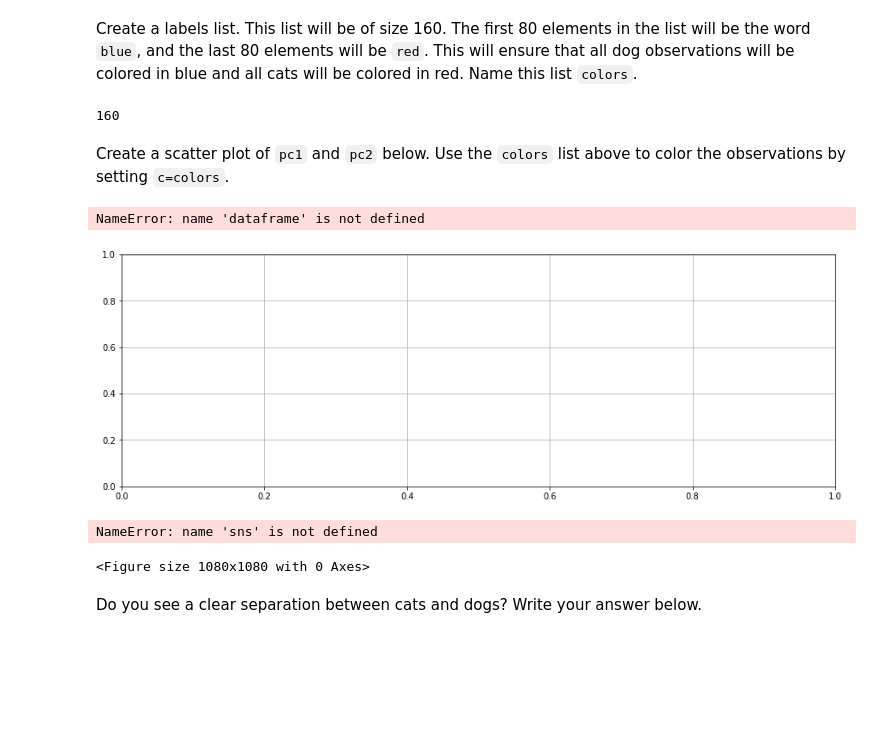
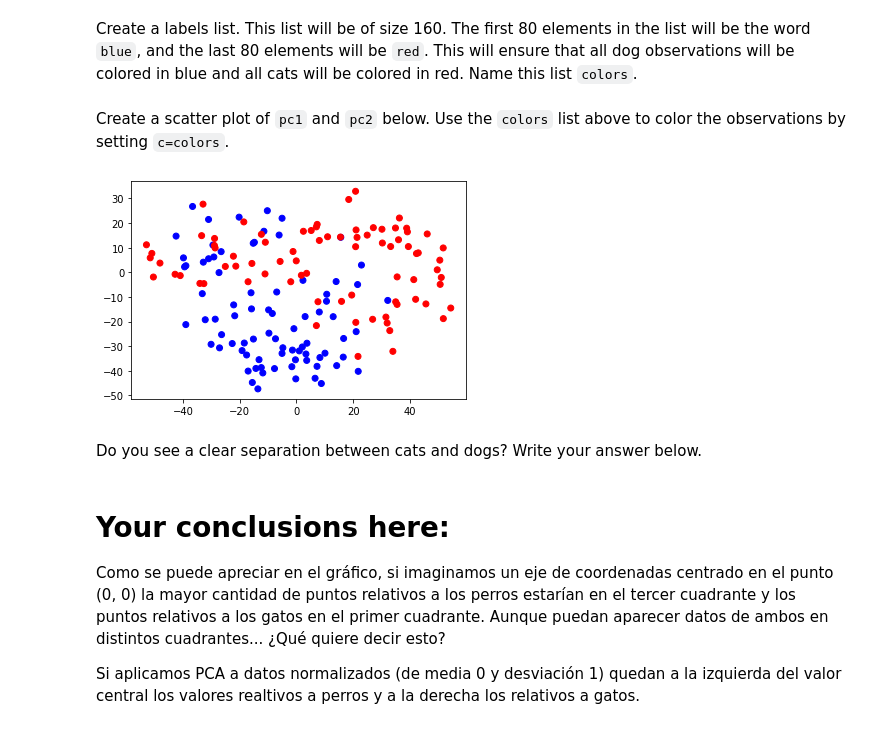
Before and after one commit to NSG2019/data-labs, a Jupyter notebook: module-2/lab-pca/your-code/main.ipynb, the cells around one changed output. Cells and saved outputs as stored; diff of their text form; code cells hidden in the pictures; blank space fills up the shorter version.

```diff
--- a/module-2/lab-pca/your-code/main.ipynb
+++ b/module-2/lab-pca/your-code/main.ipynb
@@ -194,46 +194,26 @@ display (projection.head())
 | 4 | -32.866232 | 4.119687 |
 # %% [markdown]
 Create a labels list. This list will be of size 160. The first 80 elements in the list will be the word `blue`, and the last 80 elements will be `red`. This will ensure that all dog observations will be colored in blue and all cats will be colored in red. Name this list `colors`.
-# %%
-# Your code here:
-
-blue=['blue' for i in range(80)]
-red=['red' for i in range(80)]
-colors=blue+red
-print (len(colors))
-# %% [output]
-160
+# %%
+# Your code here:
+
+
+colors = ['blue' if x <= 80 else 'red' for x in range(0, 160)]
 # %% [markdown]
 Create a scatter plot of `pc1` and `pc2` below. Use the `colors` list above to color the observations by setting `c=colors`.
-# %%
-
-plt.figure(figsize = (15, 5))
-plt.grid(True)
-
-plot = plt.scatter(x = dataframe['pc1'], y = dataframe['pc2'], c = label_list, marker = 'x')
-
-plt.show();
-# %% [output]
-NameError: name 'dataframe' is not defined
-[figure, removed]
-# %%
-# Your code here:
-
-plt.figure(figsize=(15,15))
-sns.scatterplot(projection.pc1, projection.pc2, hue=colors)
-# azul=perros, rojo=gatos
-sns.lineplot(projection.pc1, (-5/6)*projection.pc1+23, color='b')
-sns.lineplot(projection.pc1, (-5/6)*projection.pc1-5, color='g')
-sns.lineplot(projection.pc1, (-5/6)*projection.pc1-45, color='r')
-plt.legend()
-plt.xlabel('pc1')
-plt.ylabel('pc2')
-plt.title('PCA')
-plt.show()
-# %% [output]
-NameError: name 'sns' is not defined
-<Figure size 1080x1080 with 0 Axes>
+# %%
+plt.scatter(projection['pc1'],projection['pc2'],c=colors);
+# %% [output]
+[figure, added]
 # %% [markdown]
 Do you see a clear separation between cats and dogs? Write your answer below.
+# %% [markdown]
+# Your conclusions here:
+
+
+Como se puede apreciar en el gráfico, si imaginamos un eje de coordenadas centrado en el punto (0, 0) la mayor cantidad de puntos relativos a los perros estarían en el tercer cuadrante y los puntos relativos a los gatos en el primer cuadrante. Aunque puedan aparecer datos de ambos en distintos cuadrantes...
+¿Qué quiere decir esto?
+
+Si aplicamos PCA a datos normalizados (de media 0 y desviación 1) quedan a la izquierda del valor central los valores realtivos a perros y a la derecha los relativos a gatos.
 # %%
 # Your conclusions here:
```
Also changed, not shown: parts of 1 cell of this notebook.
